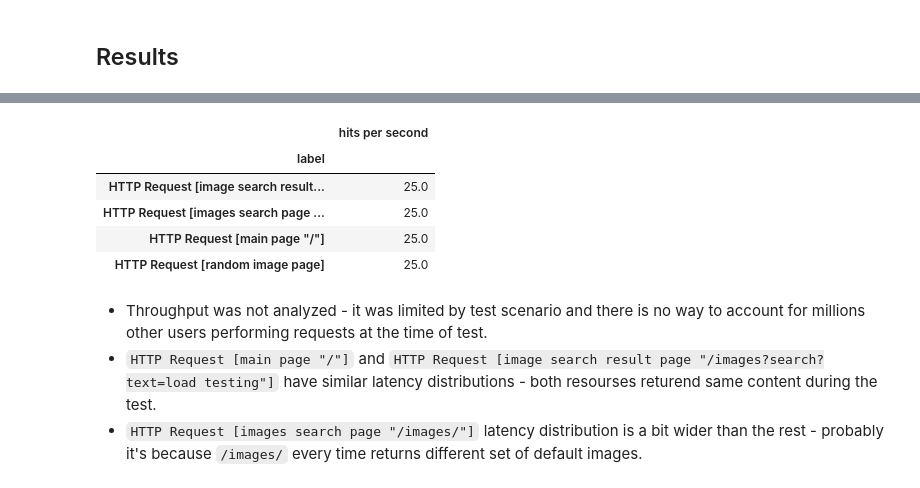
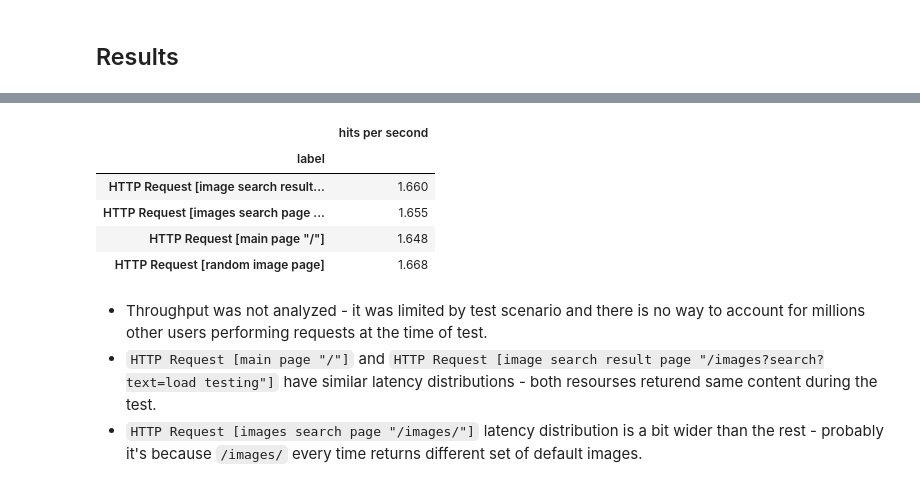
Before and after one commit to slobanov/otus-highload-2020-03-slobanov, a Jupyter notebook: yandex-load-test/yandex-load-test-report.ipynb, the cells around one changed output, grey strips where cells are left out. Cells and saved outputs as stored; diff of their text form; code cells hidden in the pictures.

Commit message:
fix hits per second

```diff
--- a/yandex-load-test/yandex-load-test-report.ipynb
+++ b/yandex-load-test/yandex-load-test-report.ipynb
@@ -154,17 +156,17 @@ Probobility of failure [p_value = 0.99]
 # %%
 def hits_per_second(os):
-    return np.round((os.max() - os.min()).total_seconds()/len(os))
+    return np.round(len(os)/((os.max() - os.min()).total_seconds()), 3)
 
 df_hits_per_second = df[["label", "offset [s]"]].groupby("label").agg(hits_per_second)
 df_hits_per_second.columns = ["hits per second"]
 df_hits_per_second
 # %% [output]
 |  | hits per second |
 | label |  |
-| HTTP Request [image search result... | 25.0 |
-| HTTP Request [images search page ... | 25.0 |
-| HTTP Request [main page "/"] | 25.0 |
-| HTTP Request [random image page] | 25.0 |
+| HTTP Request [image search result... | 1.660 |
+| HTTP Request [images search page ... | 1.655 |
+| HTTP Request [main page "/"] | 1.648 |
+| HTTP Request [random image page] | 1.668 |
 # %% [markdown]
 * Throughput was not analyzed - it was limited by test scenario and there is no way to account for millions other users performing requests at the time of test.
 * `HTTP Request [main page "/"]` and `HTTP Request [image search result page "/images?search?text=load testing"]` have similar latency distributions - both resourses returend same content during the test.
```
Also changed, not shown: parts of 6 cells of this notebook, 1 other file.
